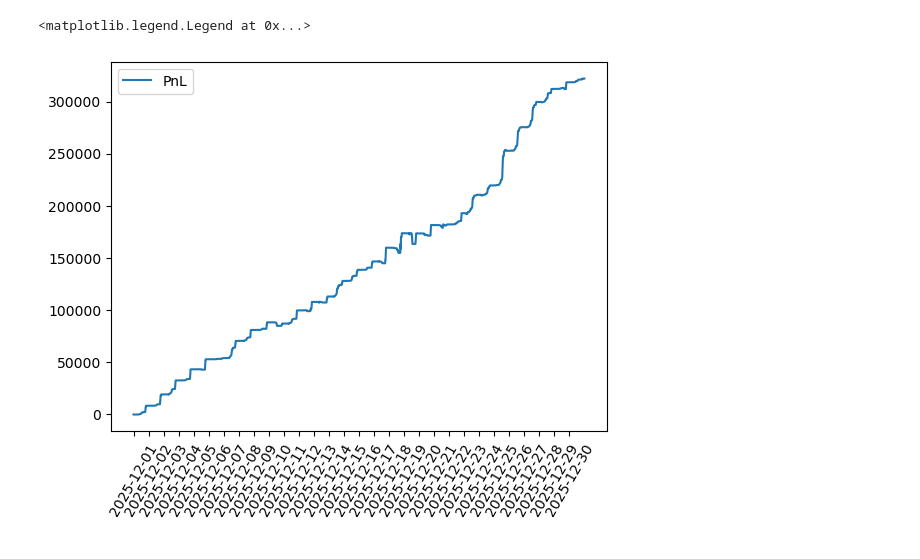
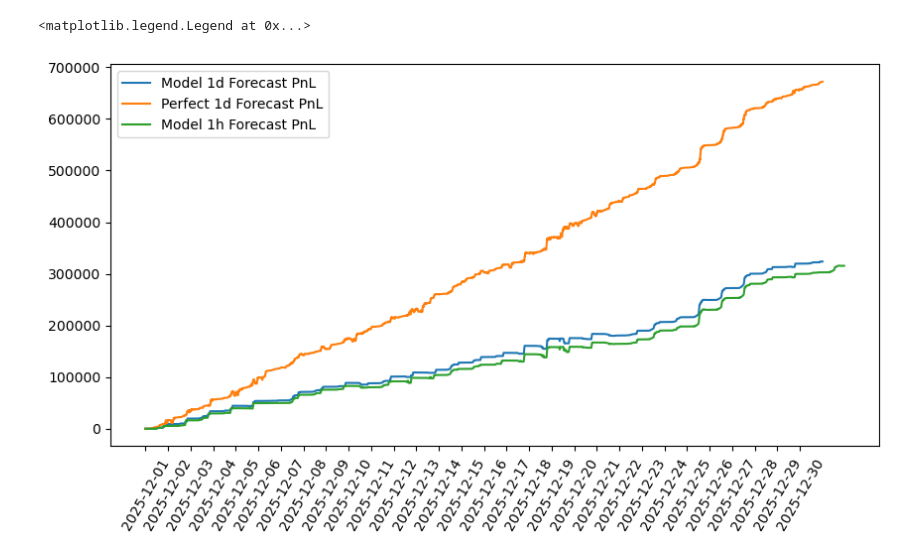
Before and after one commit to ThomasGourlay/BESS-Trading-Optimisation, a Jupyter notebook: energy.ipynb, the cells around one changed output. Cells and saved outputs as stored; diff of their text form; code cells hidden in the pictures.

```diff
--- a/energy.ipynb
+++ b/energy.ipynb
@@ -123,8 +202,11 @@ specs = BatterySpecs(
 )
 # %%
 # train = training data (includes "duped" rows with various horizons, only contains frac proportion)
-# test = test data ("     ", contains all data (frac=1)), for testing model MAE, RMSE etc
+# test = test data ("     ", contains all data), for testing model MAE, RMSE etc
 
 # raw = raw testing data, no duped rows with different horizons, used for backtesting
 
-train, test, raw = epm.prepare_data(2024, 2025, range(1,289), "2025-12-01", frac=0.2)
+train, test, raw = epm.prepare_data(2024, 2025,     # gets data from 2024-2025
+                                    range(1,289),   # making data for horizons to 288 timesteps (1 day) ahead
+                                    "2025-12-01",   # split train and test on first of dec 2025
+                                    frac=0.2)       # keep 20% of the training data
@@ -210,3 +222,6 @@ def backtest_model(data, specs, windowsize, model):
+# %%
+# not technically "perfect" as the horizon of 288 limits it technically, but very good
+results_perfect = simulate_trading_rolling(raw, specs, 288)
 # %%
-results_day_stronger = backtest_model(raw, specs, 288, model)
+results_forecast = backtest_model(raw, specs, 288, model)
 # %% [output]
@@ -256,0 +245,2 @@ plt.legend()
+# %%
+results_short = backtest_model(raw, specs, 12, model)
@@ -257,7 +265,14 @@ plt.legend()
 # %%
-plt.plot(results_day_stronger["time"], results_day_stronger["PnL"], label="PnL")
-plt.xticks(results_day_stronger["time"][::288], rotation=60)
+plt.figure(figsize=(10,5))
+
+plt.plot(results_forecast["time"], results_forecast["PnL"], label="Model 1d Forecast PnL")
+plt.plot(results_perfect["time"], results_perfect["PnL"], label="Perfect 1d Forecast PnL")
+plt.plot(results_short["time"], results_short["PnL"], label="Model 1h Forecast PnL")
+plt.xticks(results_forecast["time"][::288], rotation=60)
 plt.legend()
+
+# observe that the perfect 1d forecast clears both, unsurprisingly, but also that the model 1d forecast only
+# barely beats the 1h model.
 # %% [output]
 <matplotlib.legend.Legend at 0x...>
-[figure, old version]
+[figure, new version]
```
Also changed, not shown: parts of 12 cells of this notebook, 2 other files.
